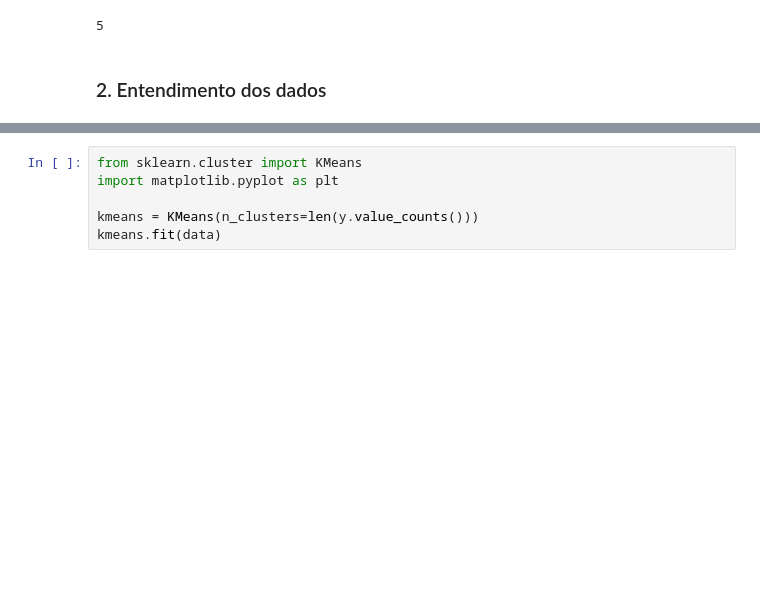
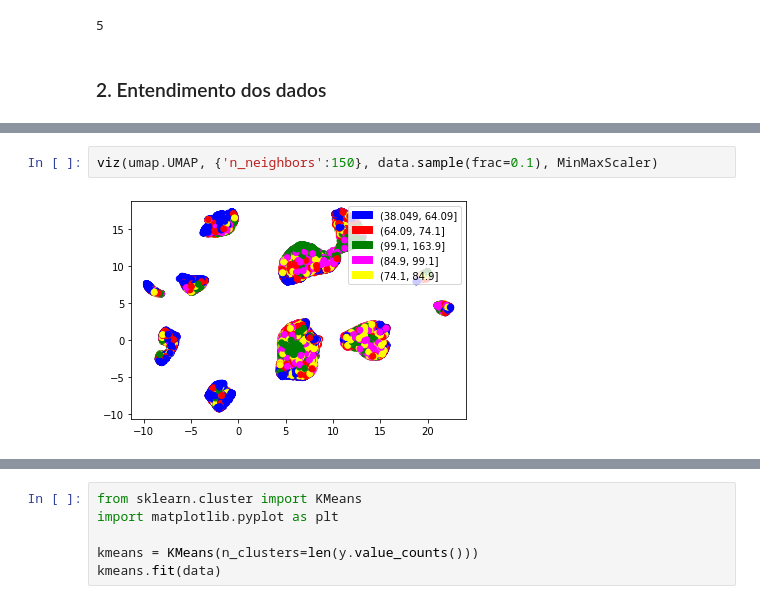
Before and after one commit to maluwastaken/Intro-Data-Science, a Jupyter notebook: classification.ipynb, the cells around one changed output, grey strips where cells are left out. Cells and saved outputs as stored; diff of their text form; blank space fills up the shorter version.

```diff
--- a/classification.ipynb
+++ b/classification.ipynb
@@ -101,0 +115,4 @@ plt.show()
+# %%
+viz(umap.UMAP, {'n_neighbors':150}, data.sample(frac=0.1), MinMaxScaler)
+# %% [output]
+[figure, added]
```
Also changed, not shown: parts of 20 cells of this notebook.
